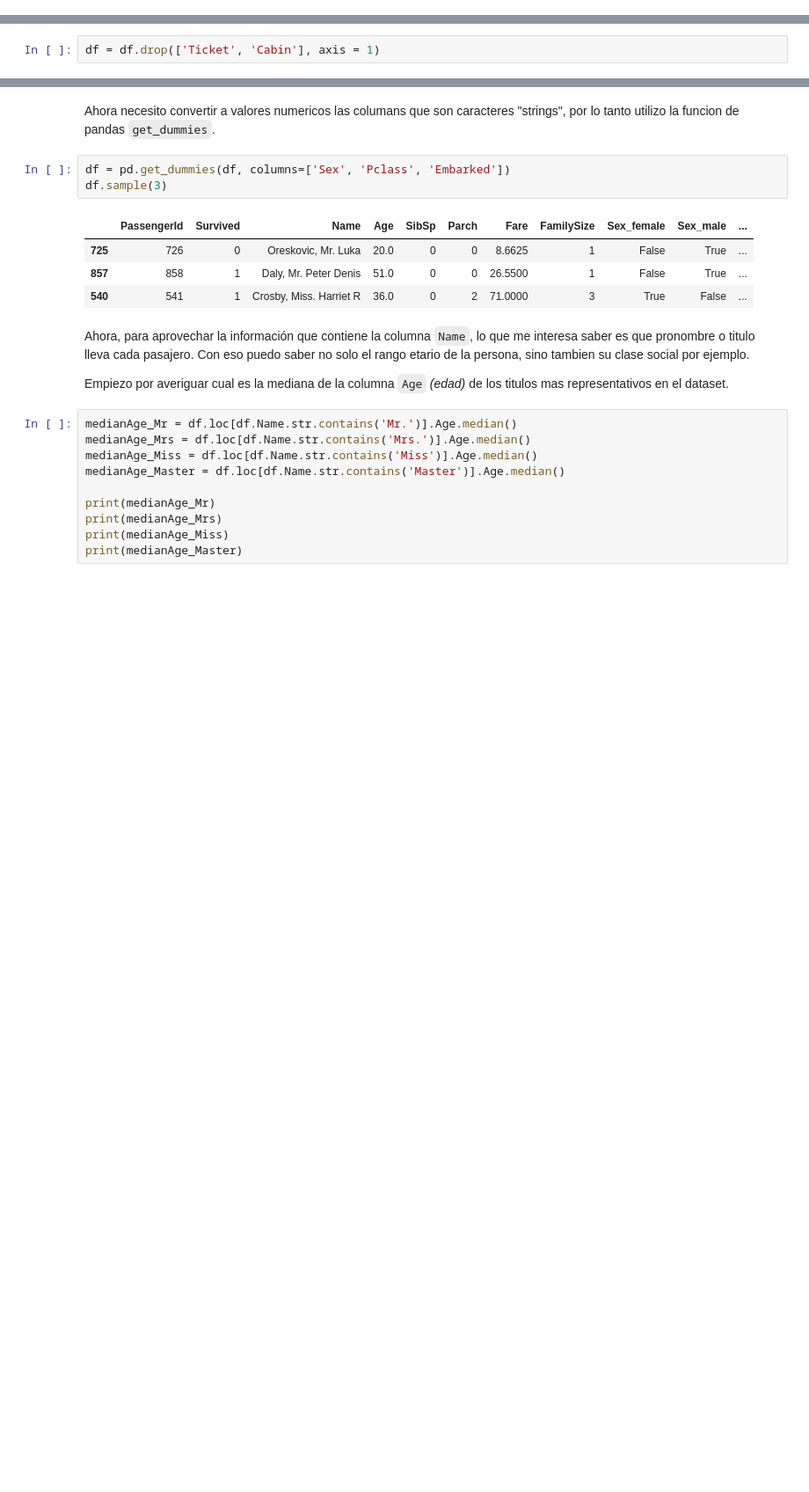
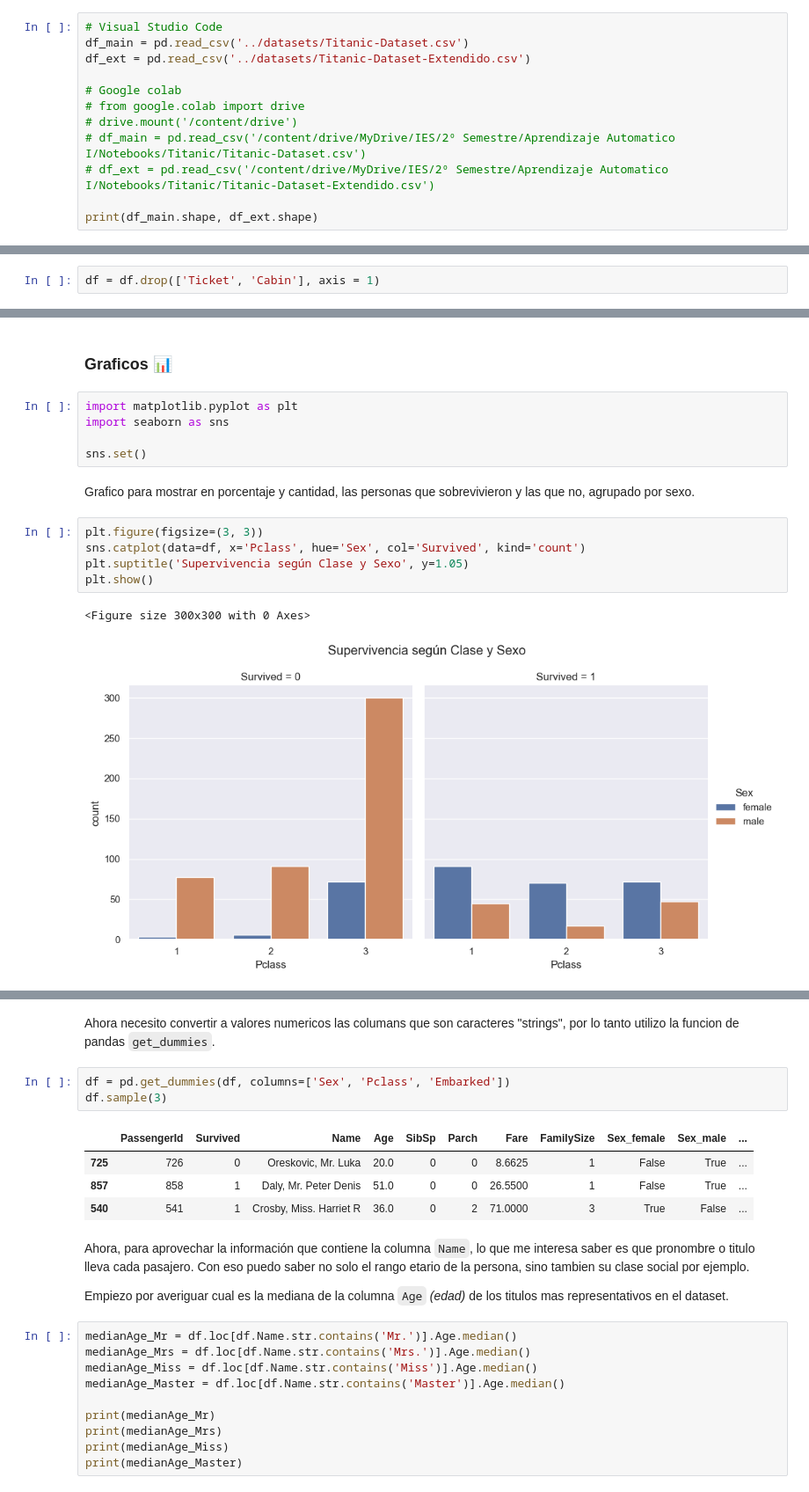
Before and after one commit to uriellmendezz/Titanic, a Jupyter notebook: jupyter/EDA.ipynb, the cells around one changed output, grey strips where cells are left out. Shown at 88% size. Cells and saved outputs as stored; diff of their text form; blank space fills up the shorter version.

Commit message:
nuevos graficos en EDA

```diff
--- a/jupyter/EDA.ipynb
+++ b/jupyter/EDA.ipynb
@@ -21,0 +15,12 @@ print(df_main.shape, df_ext.shape)
+# %%
+# Visual Studio Code
+df_main = pd.read_csv('../datasets/Titanic-Dataset.csv')
+df_ext = pd.read_csv('../datasets/Titanic-Dataset-Extendido.csv')
+
+# Google colab
+# from google.colab import drive
+# drive.mount('/content/drive')
+# df_main = pd.read_csv('/content/drive/MyDrive/IES/2º Semestre/Aprendizaje Automatico I/Notebooks/Titanic/Titanic-Dataset.csv')
+# df_ext = pd.read_csv('/content/drive/MyDrive/IES/2º Semestre/Aprendizaje Automatico I/Notebooks/Titanic/Titanic-Dataset-Extendido.csv')
+
+print(df_main.shape, df_ext.shape)
@@ -47,0 +81,17 @@ df = df.drop(['Ticket', 'Cabin'], axis = 1)
+# %% [markdown]
+### Graficos 📊
+# %%
+import matplotlib.pyplot as plt
+import seaborn as sns
+
+sns.set()
+# %% [markdown]
+Grafico para mostrar en porcentaje y cantidad, las personas que sobrevivieron y las que no, agrupado por sexo.
+# %%
+plt.figure(figsize=(3, 3))
+sns.catplot(data=df, x='Pclass', hue='Sex', col='Survived', kind='count')
+plt.suptitle('Supervivencia según Clase y Sexo', y=1.05)
+plt.show()
+# %% [output]
+<Figure size 300x300 with 0 Axes>
+[figure, added]
```
Also changed, not shown: parts of 14 cells of this notebook, 2 other files.
